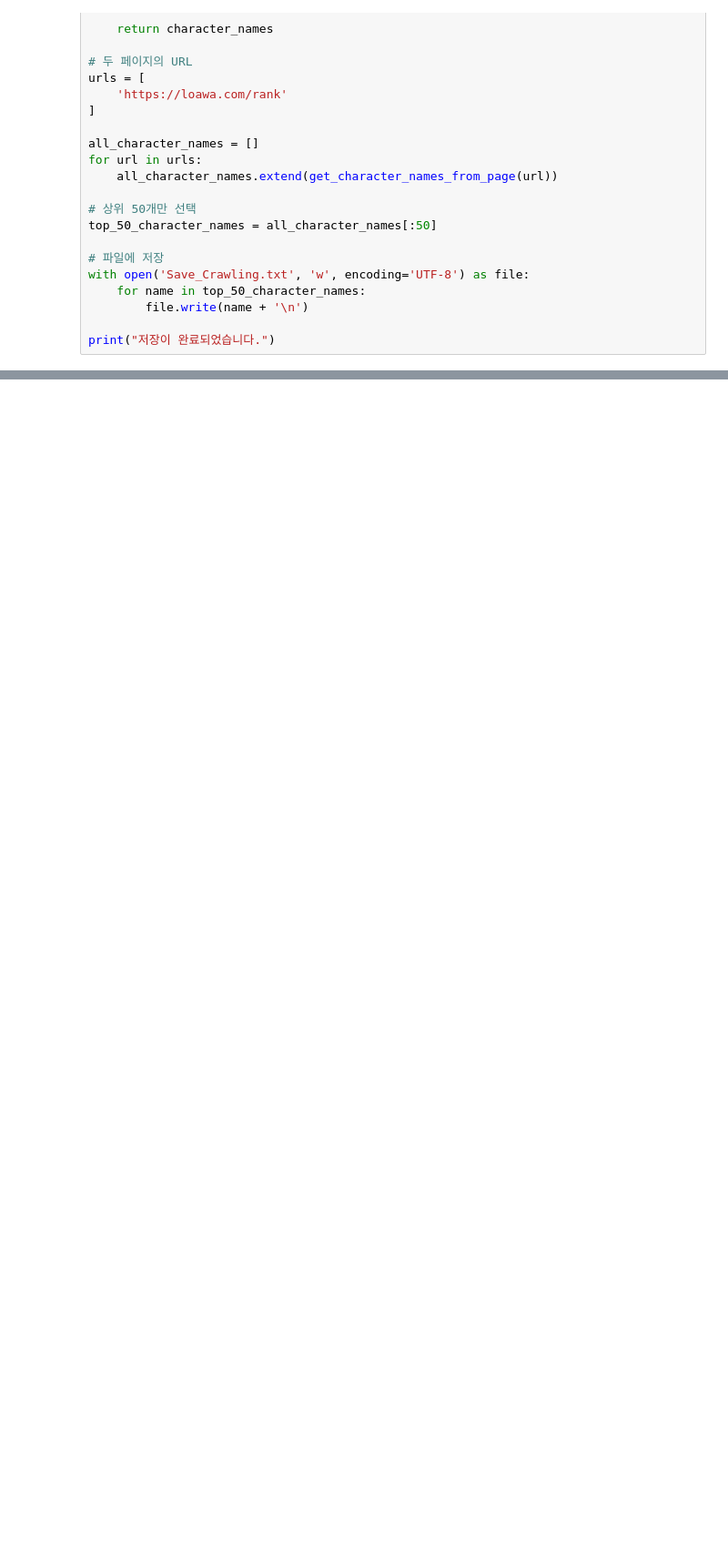
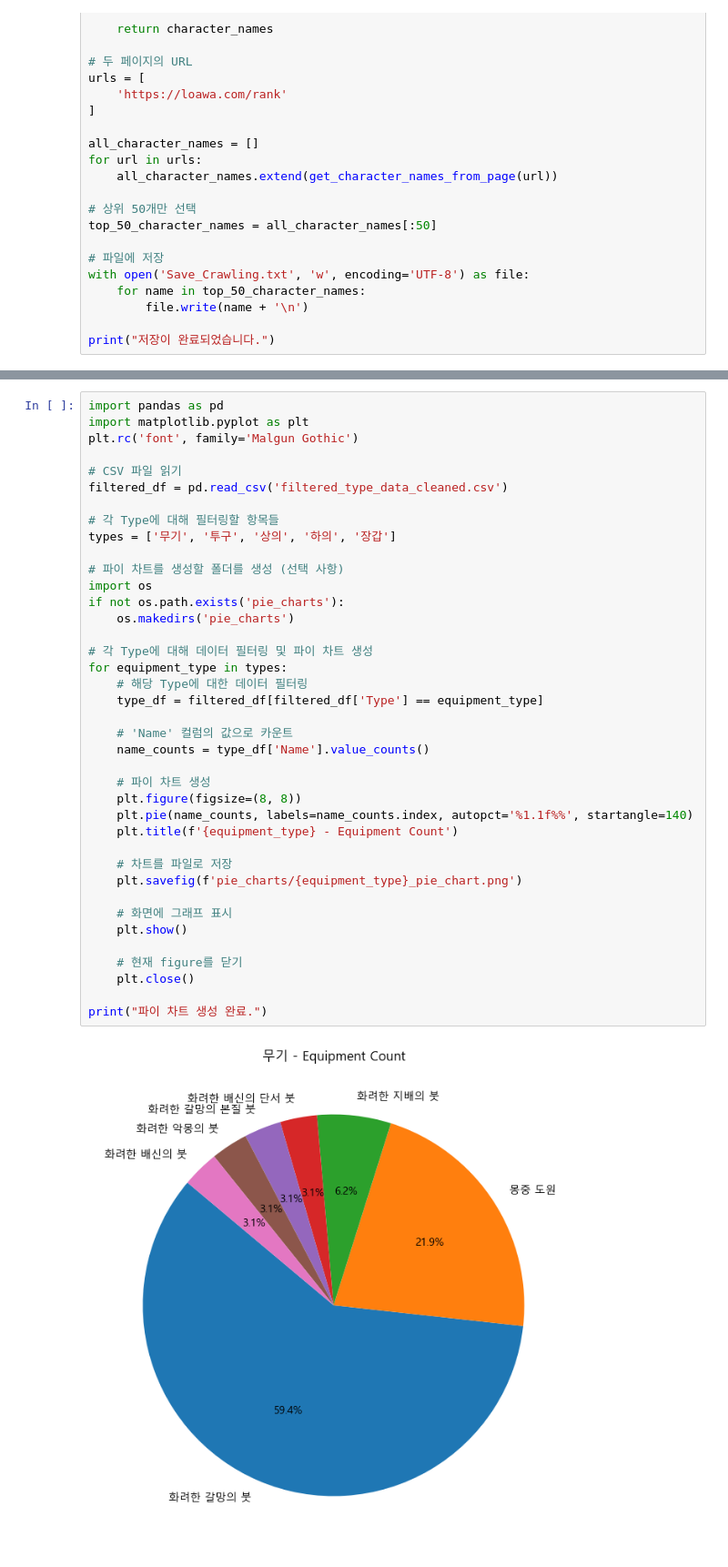
Before and after one commit to domangga/lostark_data, a Jupyter notebook: 로아 랭커 데이터 클롤링.ipynb, the cells around one changed output, grey strips where cells are left out. Shown at 91% size. Saved outputs shown, nothing was run; the diff lists cells and outputs as text; blank space fills up the shorter version.

```diff
--- a/로아 랭커 데이터 클롤링.ipynb
+++ b/로아 랭커 데이터 클롤링.ipynb
@@ -142,0 +655,41 @@ print("저장이 완료되었습니다.")
+# %%
+import pandas as pd
+import matplotlib.pyplot as plt
+plt.rc('font', family='Malgun Gothic')
+
+# CSV 파일 읽기
+filtered_df = pd.read_csv('filtered_type_data_cleaned.csv')
+
+# 각 Type에 대해 필터링할 항목들
+types = ['무기', '투구', '상의', '하의', '장갑']
+
+# 파이 차트를 생성할 폴더를 생성 (선택 사항)
+import os
+if not os.path.exists('pie_charts'):
+    os.makedirs('pie_charts')
+
+# 각 Type에 대해 데이터 필터링 및 파이 차트 생성
+for equipment_type in types:
+    # 해당 Type에 대한 데이터 필터링
+    type_df = filtered_df[filtered_df['Type'] == equipment_type]
+
+    # 'Name' 컬럼의 값으로 카운트
+    name_counts = type_df['Name'].value_counts()
+
+    # 파이 차트 생성
+    plt.figure(figsize=(8, 8))
+    plt.pie(name_counts, labels=name_counts.index, autopct='%1.1f%%', startangle=140)
+    plt.title(f'{equipment_type} - Equipment Count')
+
+    # 차트를 파일로 저장
+    plt.savefig(f'pie_charts/{equipment_type}_pie_chart.png')
+
+    # 화면에 그래프 표시
+    plt.show()
+
+    # 현재 figure를 닫기
+    plt.close()
+
+print("파이 차트 생성 완료.")
+# %% [output]
+[figure, added]
```
Also changed, not shown: parts of 16 cells of this notebook, 6 other files.
